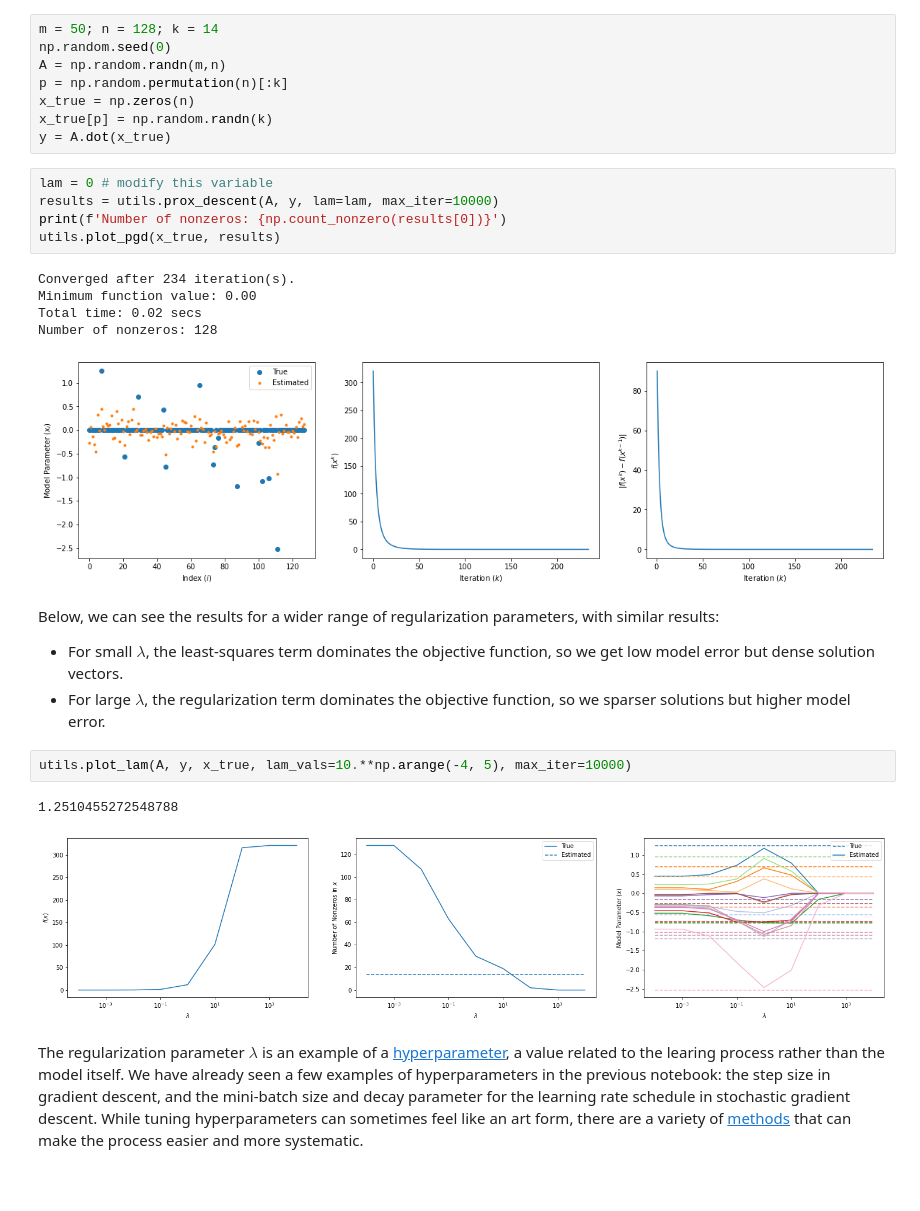
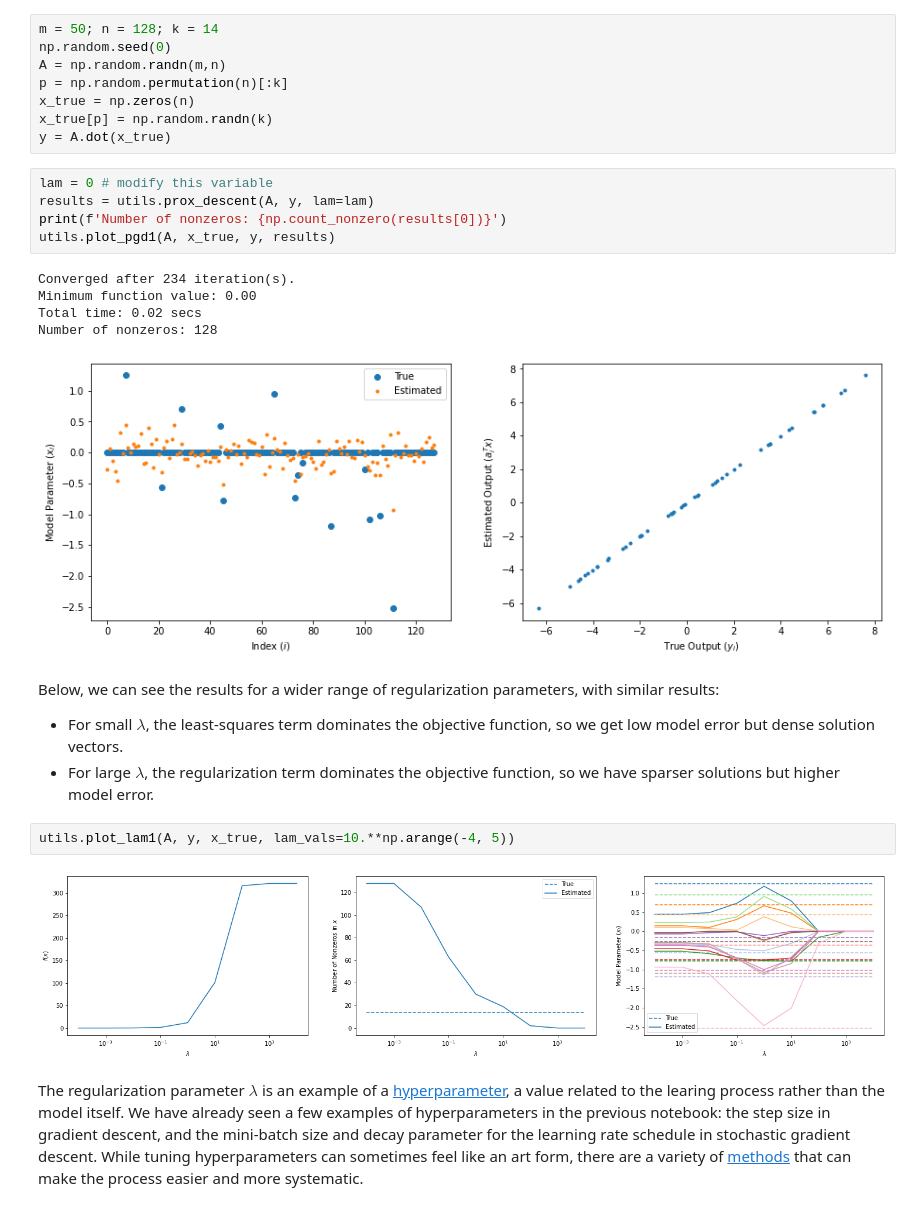
Before and after one commit to UW-AMO/neurohackademy, a Jupyter notebook: notebooks/Part2-LinearRegression.ipynb, the cells around one changed output. Saved outputs shown, nothing was run; the diff lists cells and outputs as text; blank space fills up the shorter version.

```diff
--- a/notebooks/Part2-LinearRegression.ipynb
+++ b/notebooks/Part2-LinearRegression.ipynb
@@ -156,24 +157,23 @@ x_true[p] = np.random.randn(k)
 y = A.dot(x_true)
 # %%
 lam = 0 # modify this variable
-results = utils.prox_descent(A, y, lam=lam, max_iter=10000)
+results = utils.prox_descent(A, y, lam=lam)
 print(f'Number of nonzeros: {np.count_nonzero(results[0])}')
-utils.plot_pgd(x_true, results)
+utils.plot_pgd1(A, x_true, y, results)
 # %% [output]
 Converged after 234 iteration(s).
 Minimum function value: 0.00
 Total time: 0.02 secs
 Number of nonzeros: 128
-[figure, old version]
+[figure, new version]
 # %% [markdown]
 Below, we can see the results for a wider range of regularization parameters, with similar results:
 * For small $\lambda$, the least-squares term dominates the objective function, so we get low model error but dense solution vectors.
-* For large $\lambda$, the regularization term dominates the objective function, so we sparser solutions but higher model error.
+* For large $\lambda$, the regularization term dominates the objective function, so we have sparser solutions but higher model error.
 # %%
-utils.plot_lam(A, y, x_true, lam_vals=10.**np.arange(-4, 5), max_iter=10000)
+utils.plot_lam1(A, y, x_true, lam_vals=10.**np.arange(-4, 5))
 # %% [output]
-1.2510455272548788
-[figure, old version]
+[figure, new version]
 # %% [markdown]
 The regularization parameter $\lambda$ is an example of a [hyperparameter](https://en.wikipedia.org/wiki/Hyperparameter_(machine_learning)), a value related to the learing process rather than the model itself.
 We have already seen a few examples of hyperparameters in the previous notebook: the step size in gradient descent, and the mini-batch size and decay parameter for the learning rate schedule in stochastic gradient descent.
```
Also changed, not shown: parts of 19 cells of this notebook, 1 other file.
